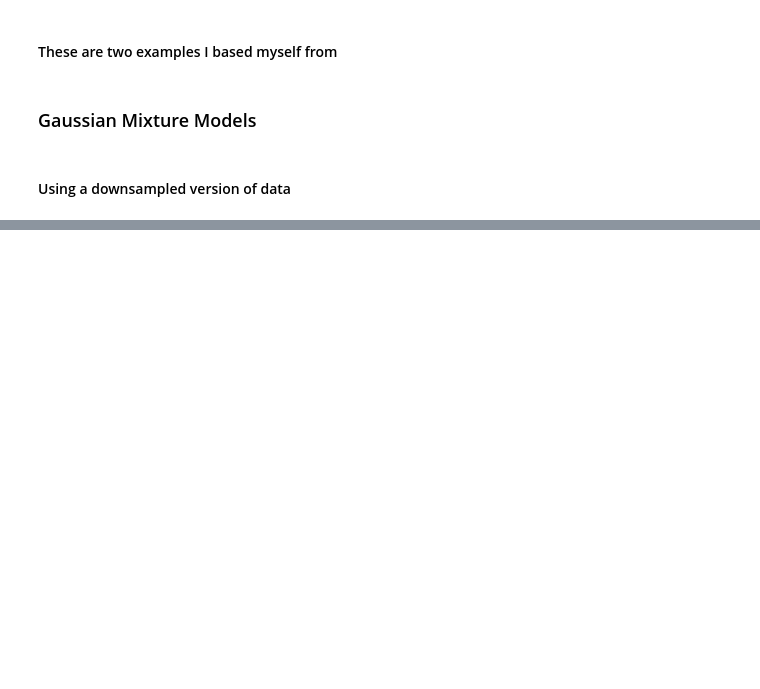
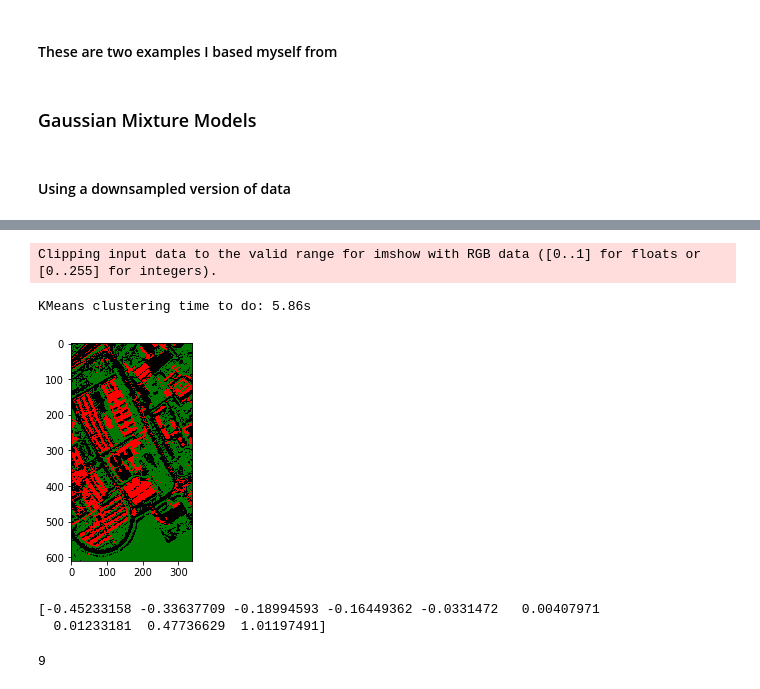
Before and after one commit to Eiris/MLProjectUF, a Jupyter notebook: Project 1/Project_1.ipynb, the cells around one changed output, grey strips where cells are left out. Cells and saved outputs as stored; diff of their text form; code cells hidden in the pictures; blank space fills up the shorter version.

```diff
--- a/Project 1/Project_1.ipynb
+++ b/Project 1/Project_1.ipynb
@@ -534,0 +708,42 @@ Gaussian Mixture Model clustering time to do: 0.22s
+# %%
+from sklearn.decomposition import PCA
+from skimage.transform import rescale
+import time
+from sklearn.cluster import KMeans
+import numpy as np
+
+#Reshape to 2D - one column per rgb colour
+data = hsimg_data.reshape(hsimg_data.shape[0] * hsimg_data.shape[1], hsimg_data.shape[2])
+
+#Using PCA
+pca = PCA(n_components=3)
+reduced_data = pca.fit_transform(data)
+# reduced_data.shape = hsimg_data[:,:,0:3].shape
+# r = rescale(reduced_data,0.25,mode='reflect')
+# data = r.reshape(r.shape[0] * r.shape[1], 3)
+
+# Initializing KMeans
+kmeans = KMeans(n_clusters=3)
+# Fitting with inputs
+t0 = time.time()
+kmeans = kmeans.fit(reduced_data)
+
+new_colors = kmeans.cluster_centers_[kmeans.predict(reduced_data)]
+t1 = time.time()
+r_recolored = new_colors.reshape(hsimg_data[:,:,0:3].shape)
+plt.imshow(r_recolored)
+title = 'KMeans clustering time to do: %.2fs' % (t1 - t0)
+print(title)
+plt.show()
+# %% [output]
+Clipping input data to the valid range for imshow with RGB data ([0..1] for floats or [0..255] for integers).
+KMeans clustering time to do: 5.86s
+[figure, added]
+# %%
+# This is the number of unique colors
+print(np.unique(r_recolored))
+len(np.unique(r_recolored))
+# %% [output]
+[-0.45233158 -0.33637709 -0.18994593 -0.16449362 -0.0331472   0.00407971
+  0.01233181  0.47736629  1.01197491]
+9
```
Also changed, not shown: parts of 27 cells of this notebook.
